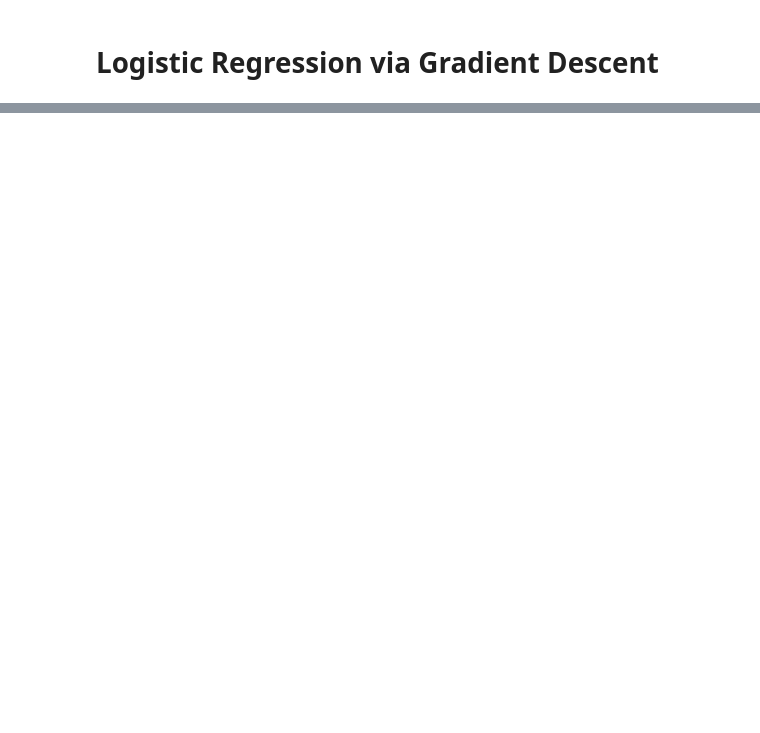
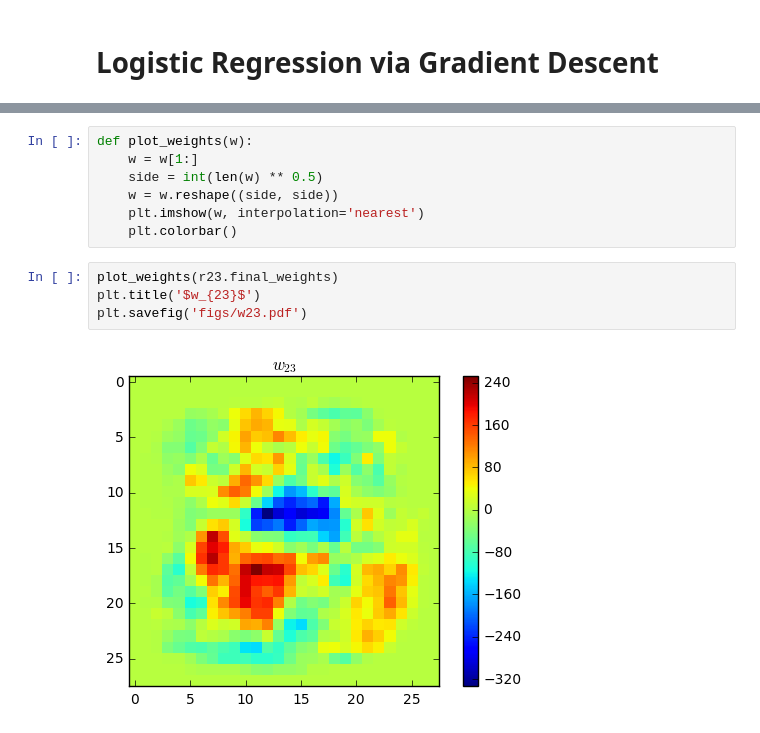
Before and after one commit to qobilidop/CSE-253-PA, a Jupyter notebook: 1/logistic.ipynb, the cells around one changed output, grey strips where cells are left out. Cells and saved outputs as stored; diff of their text form; blank space fills up the shorter version.

```diff
--- a/1/logistic.ipynb
+++ b/1/logistic.ipynb
@@ -66,0 +73,13 @@ Wall time: 1min 55s
+# %%
+def plot_weights(w):
+    w = w[1:]
+    side = int(len(w) ** 0.5)
+    w = w.reshape((side, side))
+    plt.imshow(w, interpolation='nearest')
+    plt.colorbar()
+# %%
+plot_weights(r23.final_weights)
+plt.title('$w_{23}$')
+plt.savefig('figs/w23.pdf')
+# %% [output]
+[figure, added]
```
Also changed, not shown: parts of 10 cells of this notebook, 1 other file.
